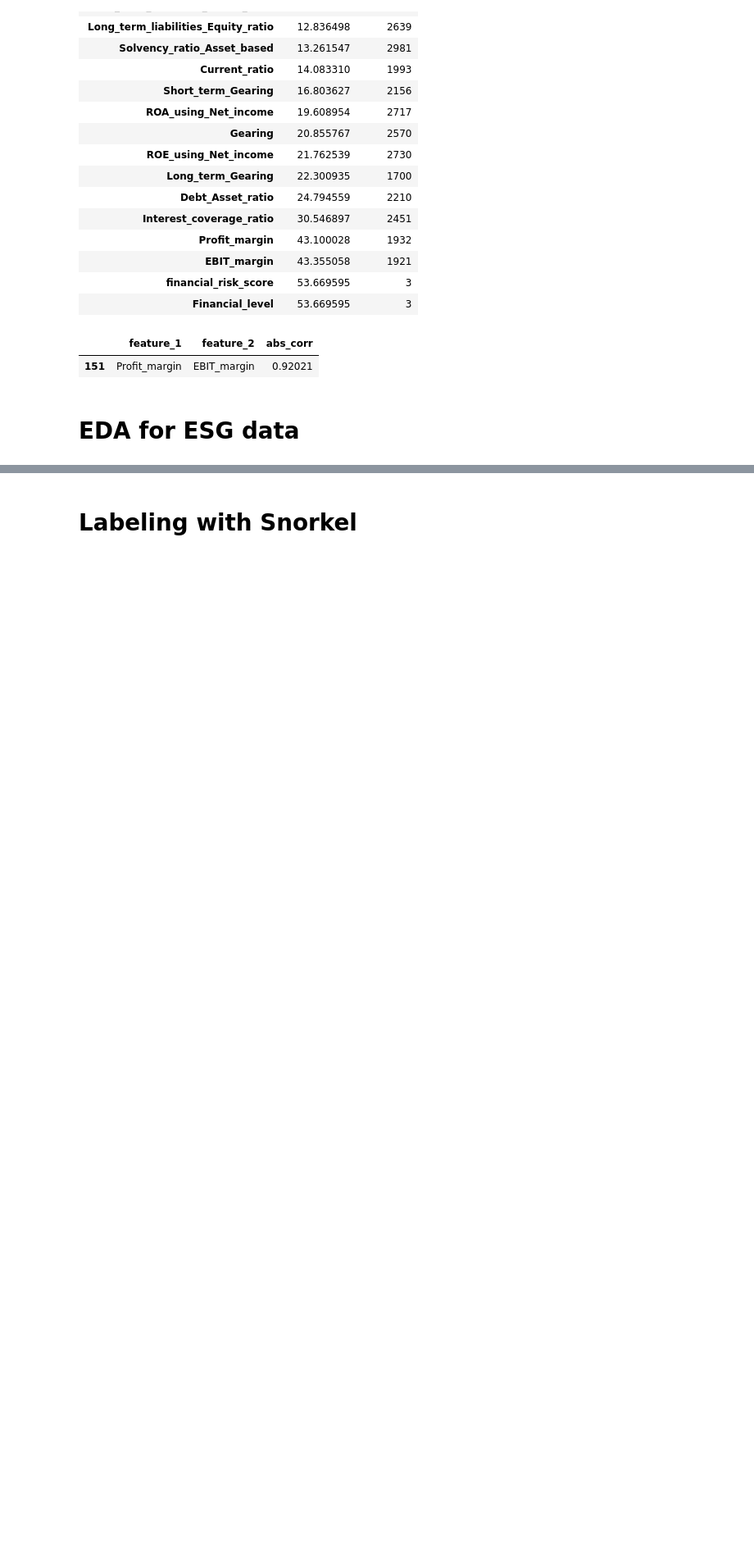
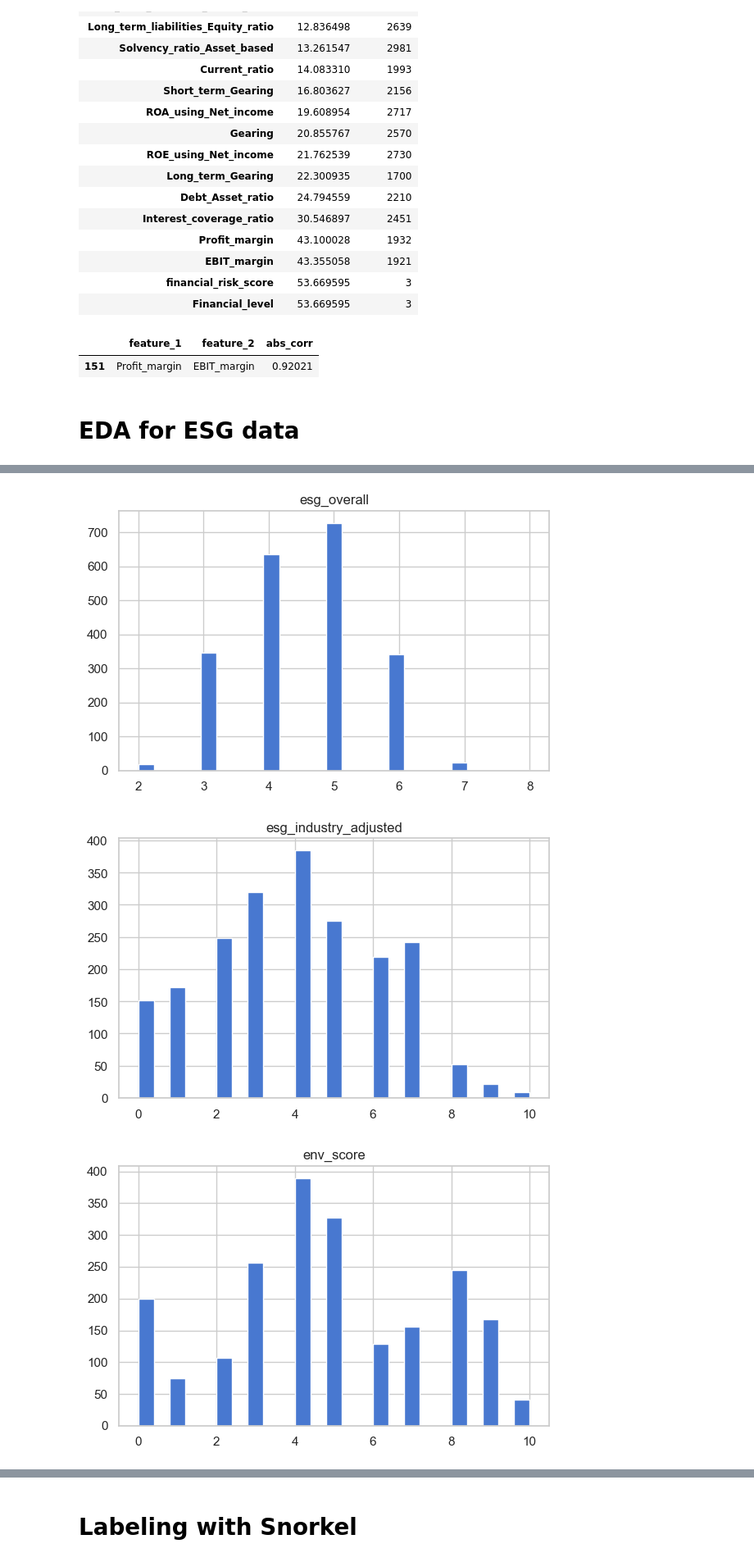
Before and after one commit to ThomasRoennebek/Signal_Fusion_with_Meta-learners-, a Jupyter notebook: Notebooks/Snorkel_labeling.ipynb, the cells around one changed output, grey strips where cells are left out. Shown at 82% size. Drawn from its saved outputs; the diff is of its cells as text; code cells hidden in the pictures; blank space fills up the shorter version.

```diff
--- a/Notebooks/Snorkel_labeling.ipynb
+++ b/Notebooks/Snorkel_labeling.ipynb
@@ -591,0 +620,8 @@ display(high_corr_pairs)
+# %%
+df_esg["esg_position_in_industry_range"] = (
+    (df_esg["esg_overall"] - df_esg["industry_min"]) /
+    (df_esg["industry_max"] - df_esg["industry_min"])
+)
+
+print("\nSummary of ESG position in industry range:")
+display(df_esg["esg_position_in_industry_range"].describe())
@@ -591,0 +713,37 @@ display(high_corr_pairs)
+# %%
+# ------------------------------------------------------------
+# 5. Simple plots
+# ------------------------------------------------------------
+plt.figure(figsize=(6, 4))
+plt.hist(df_esg["esg_overall"], bins=25)
+plt.title("esg_overall")
+plt.tight_layout()
+plt.show()
+
+plt.figure(figsize=(6, 4))
+plt.hist(df_esg["esg_industry_adjusted"], bins=25)
+plt.title("esg_industry_adjusted")
+plt.tight_layout()
+plt.show()
+
+plt.figure(figsize=(6, 4))
+plt.hist(df_esg["env_score"], bins=25)
+plt.title("env_score")
+plt.tight_layout()
+plt.show()
+
+plt.figure(figsize=(6, 4))
+plt.hist(df_esg["social_score"], bins=25)
+plt.title("social_score")
+plt.tight_layout()
+plt.show()
+
+plt.figure(figsize=(6, 4))
+plt.hist(df_esg["gov_score"], bins=25)
+plt.title("gov_score")
+plt.tight_layout()
+plt.show()
+# %% [output]
+[figure, added]
+[figure, added]
+[figure, added]
```
Also changed, not shown: parts of 47 cells of this notebook, 3 other files.
